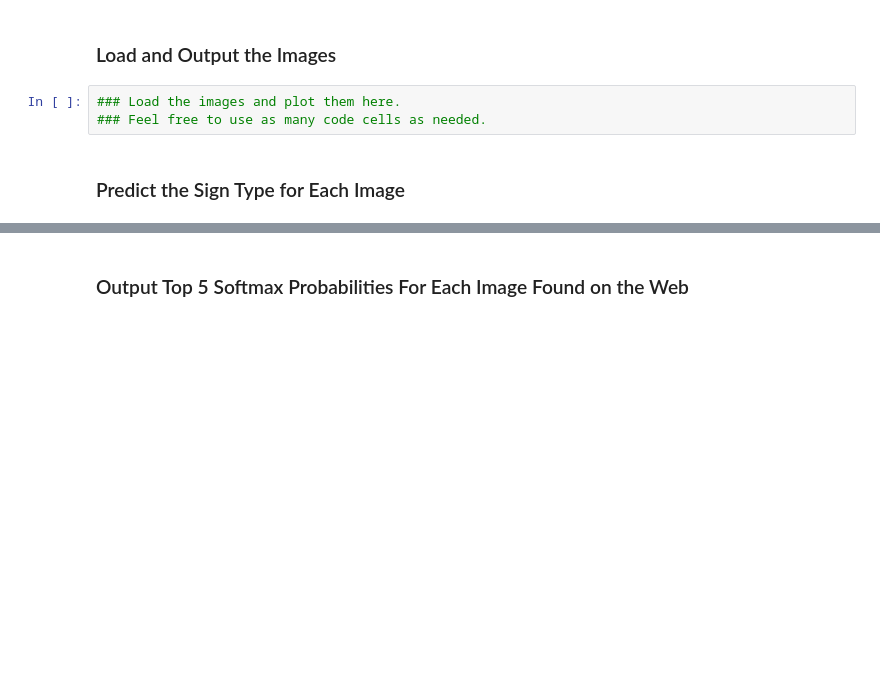
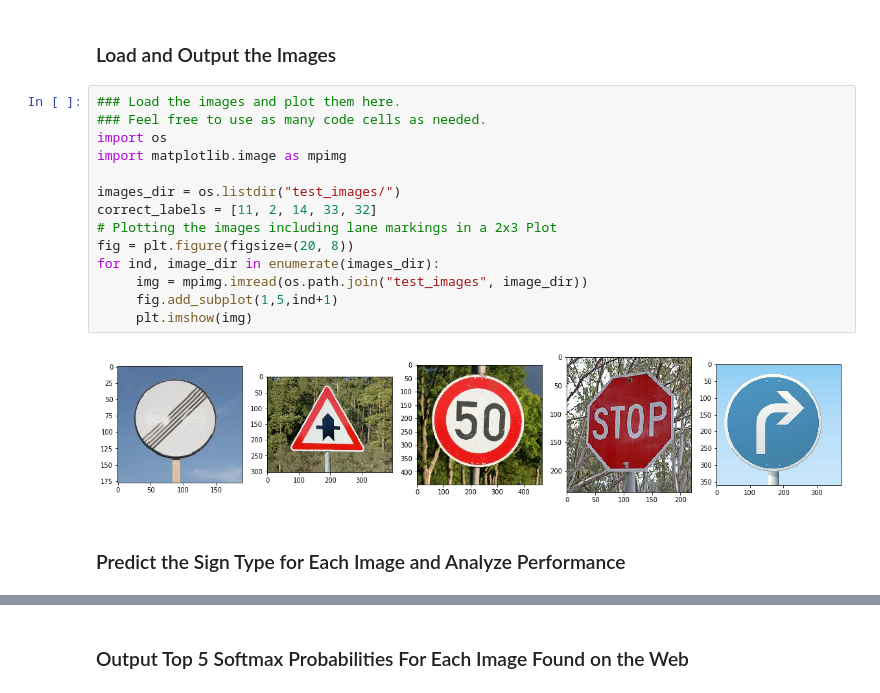
Before and after one commit to TDorau/self-driving-car-nanodegree, a Jupyter notebook: 2-traffic-sign-classifier/Traffic_Sign_Classifier.ipynb, the cells around one changed output, grey strips where cells are left out. Cells and saved outputs as stored; diff of their text form; blank space fills up the shorter version.

Commit message:
Submission commit including the writeup.md

```diff
--- a/2-traffic-sign-classifier/Traffic_Sign_Classifier.ipynb
+++ b/2-traffic-sign-classifier/Traffic_Sign_Classifier.ipynb
@@ -367,11 +367,24 @@ To give yourself more insight into how your model is working, download at least
 You may find `signnames.csv` useful as it contains mappings from the class id (integer) to the actual sign name.
 # %% [markdown]
 ### Load and Output the Images
-# %%
-### Load the images and plot them here.
-### Feel free to use as many code cells as needed.
+# %%
+### Load the images and plot them here.
+### Feel free to use as many code cells as needed.
+import os
+import matplotlib.image as mpimg
+
+images_dir = os.listdir("test_images/")
+correct_labels = [11, 2, 14, 33, 32]
+# Plotting the images including lane markings in a 2x3 Plot
+fig = plt.figure(figsize=(20, 8))
+for ind, image_dir in enumerate(images_dir):
+     img = mpimg.imread(os.path.join("test_images", image_dir))
+     fig.add_subplot(1,5,ind+1)
+     plt.imshow(img)
+# %% [output]
+[figure, added]
 # %% [markdown]
-### Predict the Sign Type for Each Image
+### Predict the Sign Type for Each Image and Analyze Performance
 # %%
 ### Run the predictions here and use the model to output the prediction for each image.
 ### Make sure to pre-process the images with the same pre-processing pipeline used earlier.
```
Also changed, not shown: parts of 6 cells of this notebook, 17 other files.
